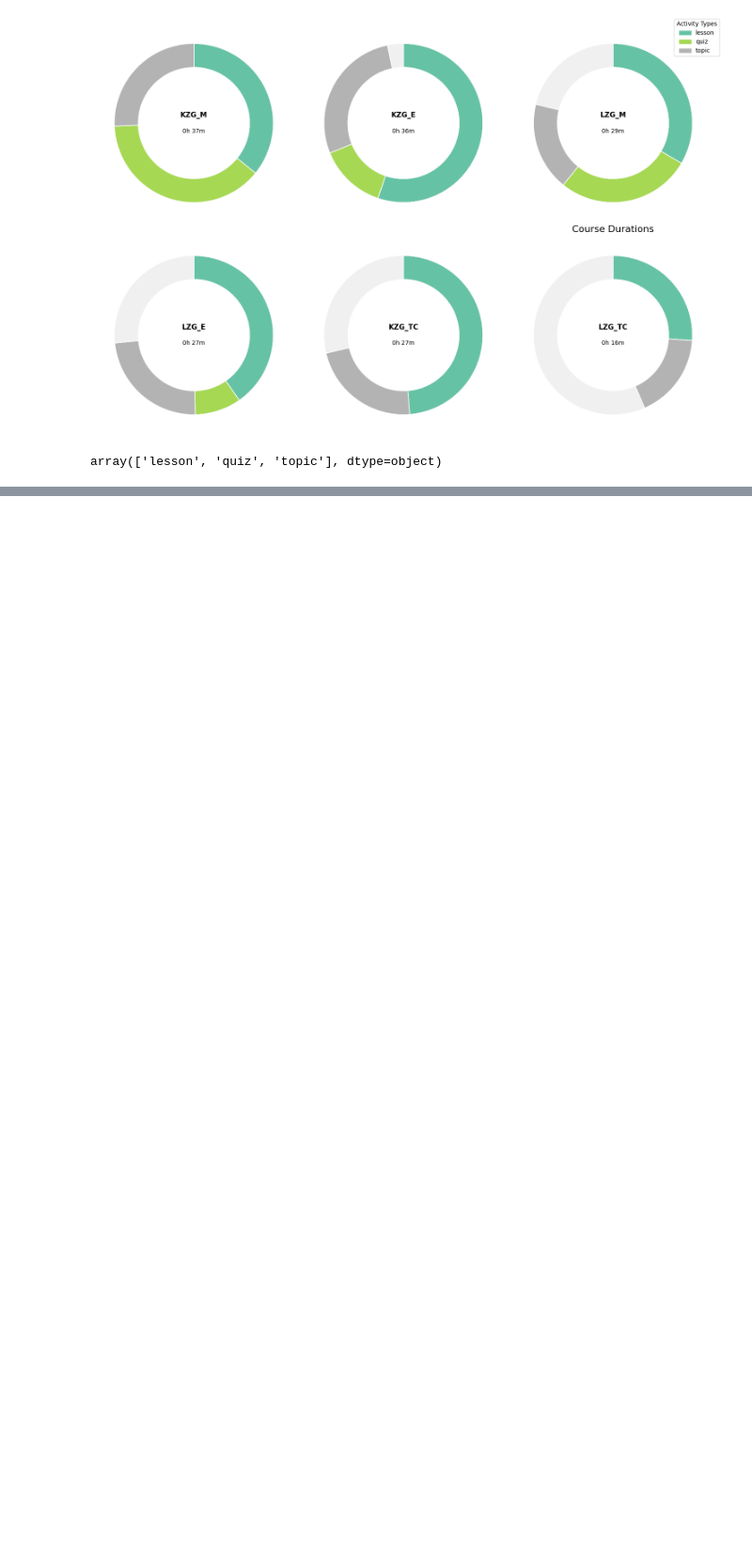
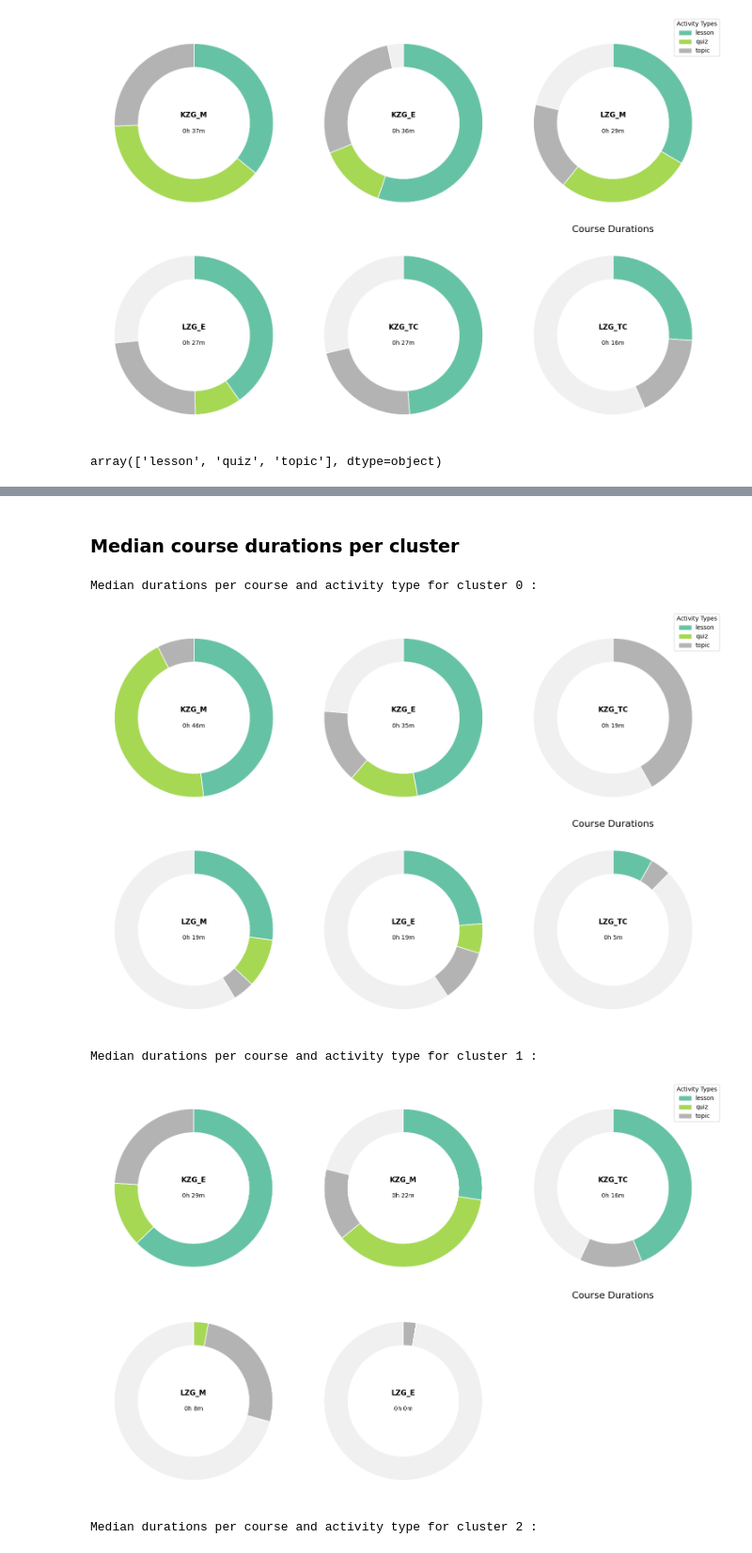
Before and after one commit to malenraychev/BigMMMBehaviour, a Jupyter notebook: markov_clean.ipynb, the cells around one changed output, grey strips where cells are left out. Shown at 94% size. Drawn from its saved outputs; the diff is of its cells as text; code cells hidden in the pictures; blank space fills up the shorter version.

```diff
--- a/markov_clean.ipynb
+++ b/markov_clean.ipynb
@@ -299,0 +855,8 @@ def compute_learning_speed(user_data: pd.DataFrame, global_median: pd.DataFrame)
+# %%
+cluster_users_dict = (
+    cluster_df.groupby('cluster')['user_id']
+    .apply(list)
+    .to_dict()
+)
+
+# Now, cluster_users_dict[0] gives all user_ids in cluster 0, etc.
@@ -299,0 +879,18 @@ def compute_learning_speed(user_data: pd.DataFrame, global_median: pd.DataFrame)
+# %% [markdown]
+### Median course durations per cluster
+# %%
+i=0
+while i<best_n:
+    print(f"Median durations per course and activity type for cluster {i} : ")
+    plot_course_durations(
+    activities_copy[activities_copy['user_id'].isin(cluster_users_dict[i])]
+    .groupby(['course_id', 'activity_type'])['duration'].median().reset_index(),
+    course_map_short
+)
+    i+=1
+# %% [output]
+Median durations per course and activity type for cluster 0 :
+[figure, added]
+Median durations per course and activity type for cluster 1 :
+[figure, added]
+Median durations per course and activity type for cluster 2 :
```
Also changed, not shown: parts of 30 cells of this notebook.
